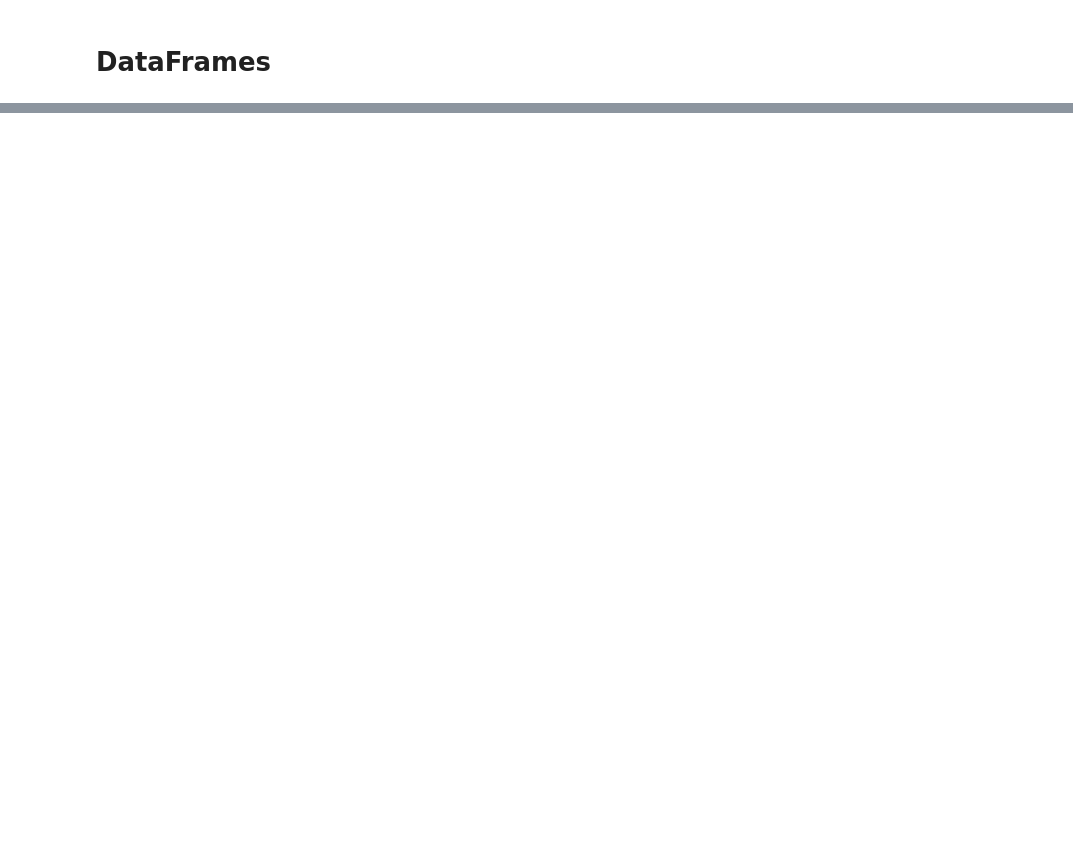
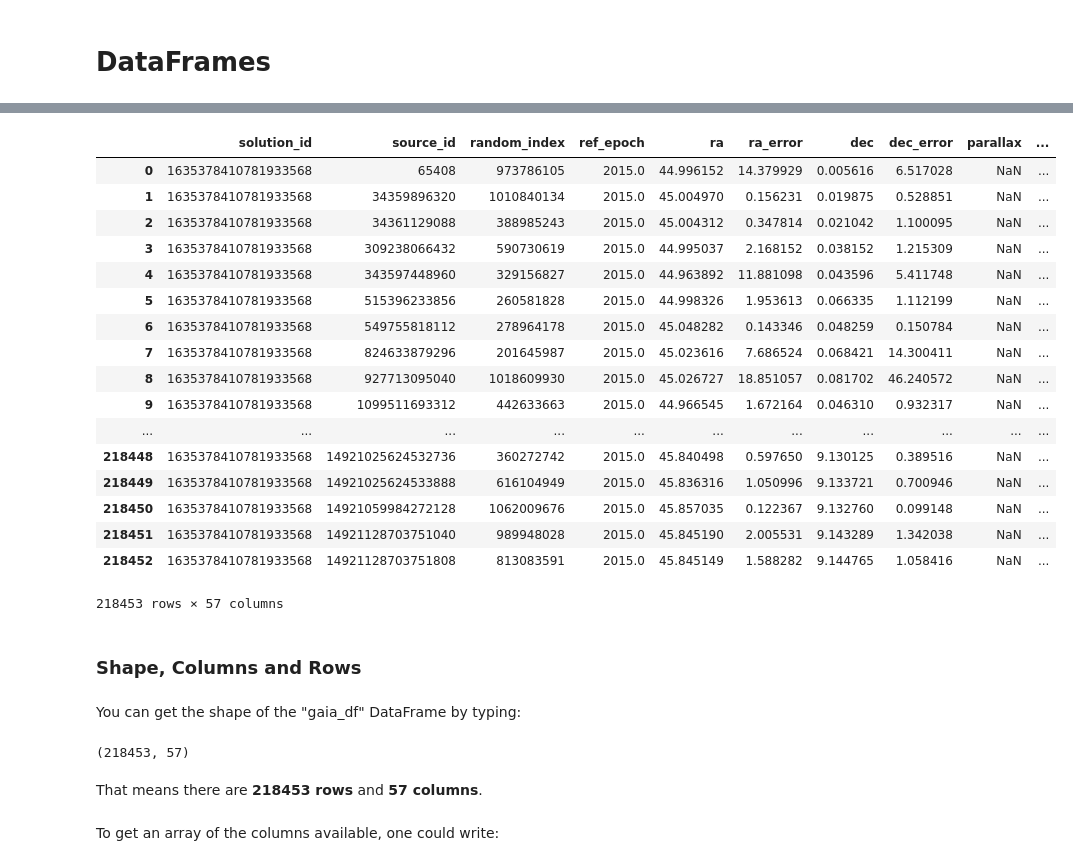
Before and after one commit to VandyAstroML/Vanderbilt_Computational_Bootcamp, a Jupyter notebook: notebooks/Week_08/08_Pandas.ipynb, the cells around one changed output, grey strips where cells are left out. Saved outputs shown, nothing was run; the diff lists cells and outputs as text; code cells hidden in the pictures; blank space fills up the shorter version.

```diff
--- a/notebooks/Week_08/08_Pandas.ipynb
+++ b/notebooks/Week_08/08_Pandas.ipynb
@@ -40,0 +389,35 @@
+# %%
+gaia_df = pd.read_csv('http://1016243957.rsc.cdn77.org/Gaia/gaia_source/csv/GaiaSource_000-000-000.csv.gz', compression='gzip')
+# %%
+gaia_df
+# %% [output]
+|  | solution_id | source_id | random_index | ref_epoch | ra | ra_error | dec | dec_error | parallax | ... |
+| 0 | 1635378410781933568 | 65408 | 973786105 | 2015.0 | 44.996152 | 14.379929 | 0.005616 | 6.517028 | NaN | ... |
+| 1 | 1635378410781933568 | 34359896320 | 1010840134 | 2015.0 | 45.004970 | 0.156231 | 0.019875 | 0.528851 | NaN | ... |
+| 2 | 1635378410781933568 | 34361129088 | 388985243 | 2015.0 | 45.004312 | 0.347814 | 0.021042 | 1.100095 | NaN | ... |
+| 3 | 1635378410781933568 | 309238066432 | 590730619 | 2015.0 | 44.995037 | 2.168152 | 0.038152 | 1.215309 | NaN | ... |
+| 4 | 1635378410781933568 | 343597448960 | 329156827 | 2015.0 | 44.963892 | 11.881098 | 0.043596 | 5.411748 | NaN | ... |
+| 5 | 1635378410781933568 | 515396233856 | 260581828 | 2015.0 | 44.998326 | 1.953613 | 0.066335 | 1.112199 | NaN | ... |
+| 6 | 1635378410781933568 | 549755818112 | 278964178 | 2015.0 | 45.048282 | 0.143346 | 0.048259 | 0.150784 | NaN | ... |
+| 7 | 1635378410781933568 | 824633879296 | 201645987 | 2015.0 | 45.023616 | 7.686524 | 0.068421 | 14.300411 | NaN | ... |
+| 8 | 1635378410781933568 | 927713095040 | 1018609930 | 2015.0 | 45.026727 | 18.851057 | 0.081702 | 46.240572 | NaN | ... |
+| 9 | 1635378410781933568 | 1099511693312 | 442633663 | 2015.0 | 44.966545 | 1.672164 | 0.046310 | 0.932317 | NaN | ... |
+| ... | ... | ... | ... | ... | ... | ... | ... | ... | ... | ... |
+| 218448 | 1635378410781933568 | 14921025624532736 | 360272742 | 2015.0 | 45.840498 | 0.597650 | 9.130125 | 0.389516 | NaN | ... |
+| 218449 | 1635378410781933568 | 14921025624533888 | 616104949 | 2015.0 | 45.836316 | 1.050996 | 9.133721 | 0.700946 | NaN | ... |
+| 218450 | 1635378410781933568 | 14921059984272128 | 1062009676 | 2015.0 | 45.857035 | 0.122367 | 9.132760 | 0.099148 | NaN | ... |
+| 218451 | 1635378410781933568 | 14921128703751040 | 989948028 | 2015.0 | 45.845190 | 2.005531 | 9.143289 | 1.342038 | NaN | ... |
+| 218452 | 1635378410781933568 | 14921128703751808 | 813083591 | 2015.0 | 45.845149 | 1.588282 | 9.144765 | 1.058416 | NaN | ... |
+218453 rows × 57 columns
+# %% [markdown]
+### Shape, Columns and Rows
+# %% [markdown]
+You can get the shape of the "gaia_df" DataFrame by typing:
+# %%
+gaia_df.shape
+# %% [output]
+(218453, 57)
+# %% [markdown]
+That means there are __218453 rows__ and __57 columns__.
+# %% [markdown]
+To get an array of the columns available, one could write:
```
Also changed, not shown: parts of 88 cells of this notebook.
